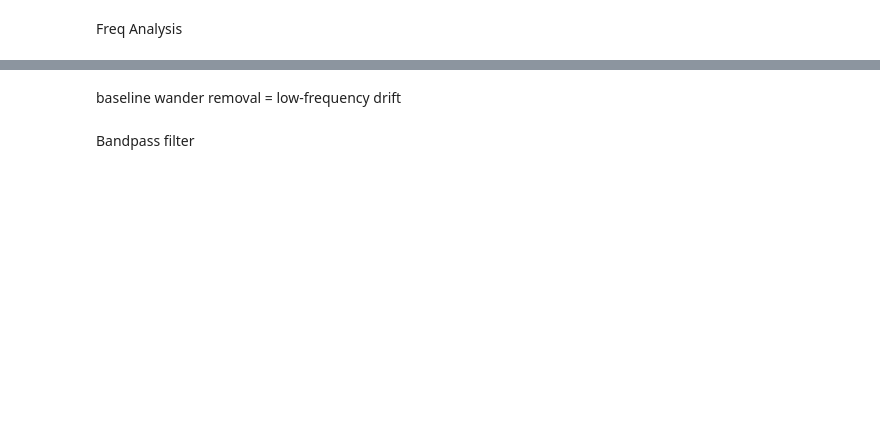
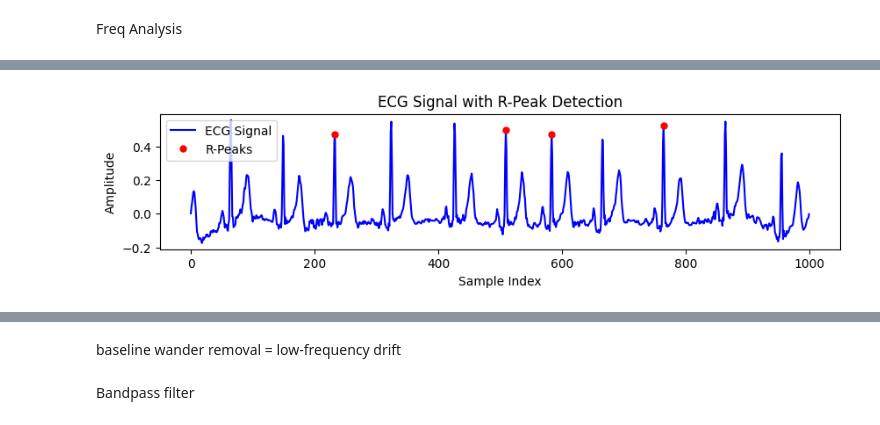
Before and after one commit to donyafiuji/ECG-diagnosis, a Jupyter notebook: main.ipynb, the cells around one changed output, grey strips where cells are left out. Cells and saved outputs as stored; diff of their text form; code cells hidden in the pictures; blank space fills up the shorter version.

```diff
--- a/main.ipynb
+++ b/main.ipynb
@@ -79,2 +21,15 @@ plt.show()
+# %%
+reload(Preprocessing)
+
+load = Preprocessing.loadData()
+Y,Y.scp_codes = load.example_physionet()
+X, meta_data = load.load_raw_data(Y)
+
+origin_signals = np.zeros((21799, 12, 1000))
+
+for sig in range(X.shape[0]):
+    for lead in range(X.shape[2]):
+
+        origin_signals[sig, lead, :] = X[sig].T[lead][:]
 # %% [markdown]
 Freq Analysis
@@ -113,0 +66,3 @@ plt.show()
+# %%
+coeffs = pw.swt(origin_signals[0][0][:], wavelet = "db4", level=3, start_level=0, axis=-1)
+len(coeffs)
@@ -113,0 +71,68 @@ plt.show()
+# %%
+random_numbers = [random.randint(1,2100) for x in range(10)]
+
+for i in random_numbers:
+
+    coeffs = pw.swt(loaded_highpassedfiltered_signal[i][0][:], wavelet = "db4", level=3, start_level=0, axis=-1)
+    d3 = coeffs[2][1] ##2nd level detail coefficients
+
+    sample_rate = 100
+    max_bpm = 66
+    ## Threhold the detail coefficients
+    avg = np.mean(d3)
+    std = np.std(d3)
+    sig_thres = [abs(i) if abs(i)>4.0*std else 0 for i in d3-avg]
+
+    ## Find the maximum modulus in each window
+    window = int((60.0/max_bpm)*sample_rate)
+    sig_len = len(origin_signals[i][0][:])
+    n_windows = int(sig_len/window)
+    modulus,qrs = [],[]
+
+    ##Loop through windows and find max modulus
+    for i in range(n_windows):
+        start = i*window
+        end = min([(i+1)*window,sig_len])
+        mx = max(sig_thres[start:end])
+        if mx>0:
+            modulus.append( (start + np.argmax(sig_thres[start:end]),mx))
+
+
+    ## Merge if within max bpm
+    merge_width = int((0.2)*sample_rate)
+    i=0
+    while i < len(modulus)-1:
+        ann = modulus[i][0]
+        if modulus[i+1][0]-modulus[i][0] < merge_width:
+            if modulus[i+1][1]>modulus[i][1]: # Take larger modulus
+                ann = modulus[i+1][0]
+            i+=1
+
+        qrs.append(ann)
+        i+=1
+
+
+    ## Pin point exact qrs peak
+    window_check = int(sample_rate/6)
+    #signal_normed = np.absolute((signal-np.mean(signal))/(max(signal)-min(signal)))
+    r_peaks = []
+
+    for loc in qrs:
+        start = max(0,loc-window_check)
+        end = min(sig_len,loc+window_check)
+        wdw = np.absolute(loaded_highpassedfiltered_signal[i][0][:][start:end] - np.mean(loaded_highpassedfiltered_signal[i][0][:][start:end]))
+        pk = np.argmax(wdw)
+
+        if wdw[pk] >= 0.3:
+            r_peaks.append(start + pk)
+
+    plt.figure(figsize=(10, 2))
+    plt.plot(loaded_highpassedfiltered_signal[i][0][:], color='blue', label='ECG Signal')
+    plt.plot(r_peaks, loaded_highpassedfiltered_signal[i][0][:][r_peaks], 'ro', markersize=5, label='R-Peaks')
+    plt.xlabel('Sample Index')
+    plt.ylabel('Amplitude')
+    plt.title('ECG Signal with R-Peak Detection')
+    plt.legend()
+    plt.show()
+# %% [output]
+[figure, added]
```
Also changed, not shown: parts of 24 cells of this notebook, 4 other files.
